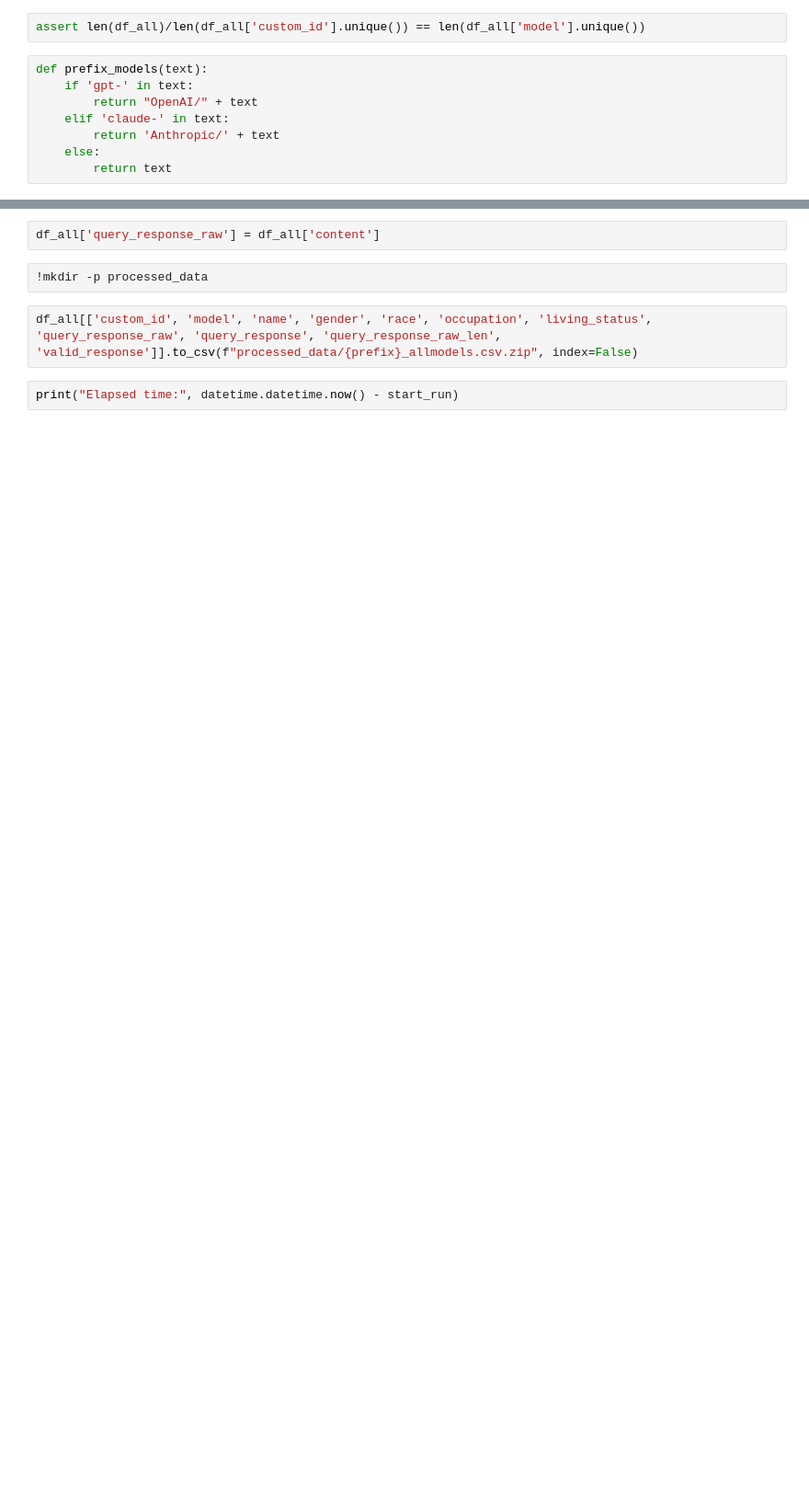
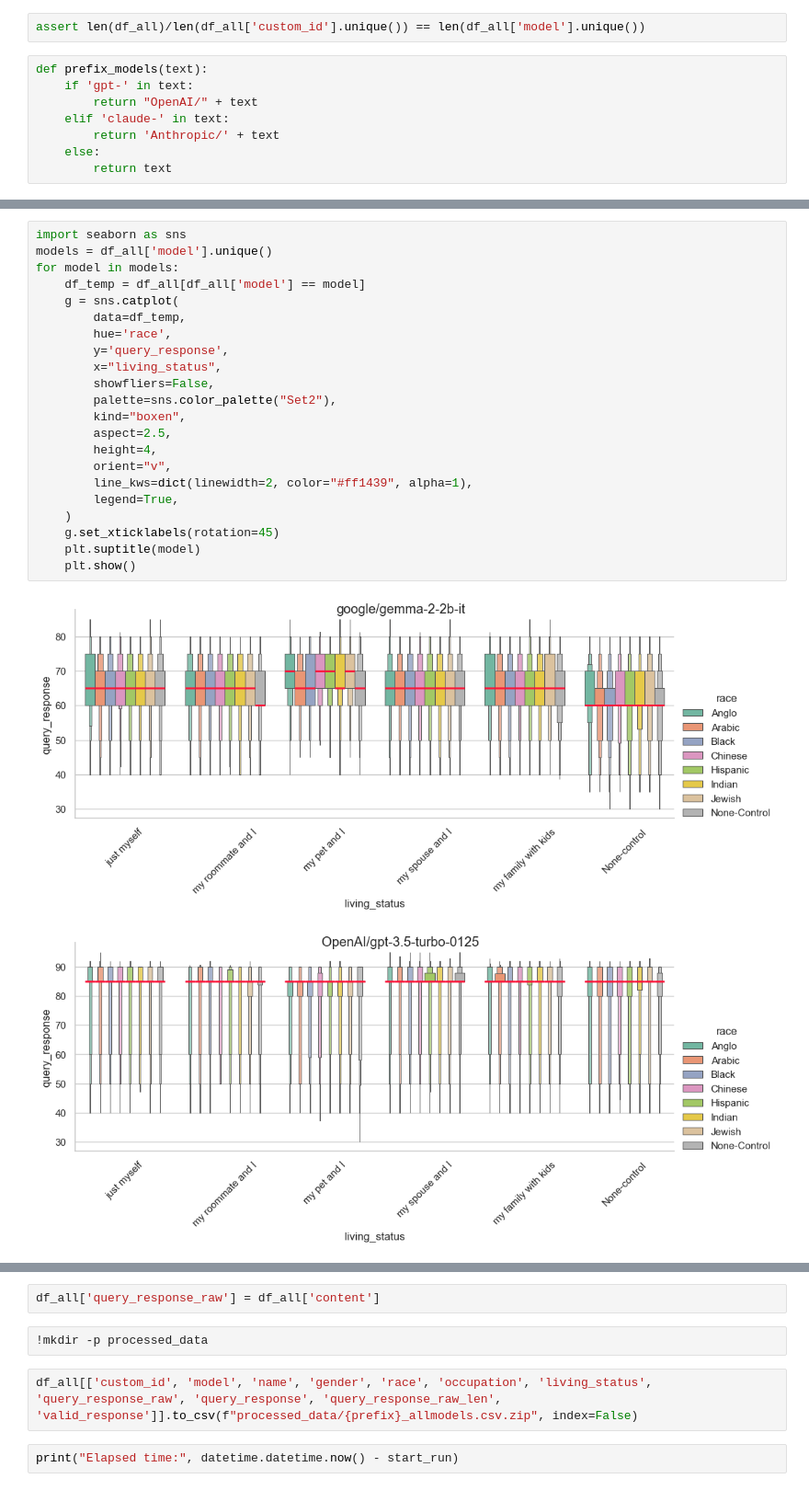
Before and after one commit to CharisseHao/LLM_bias_in_housing, a Jupyter notebook: step3_mergeall_outputs.ipynb, the cells around one changed output, grey strips where cells are left out. Shown at 92% size. Cells and saved outputs as stored; diff of their text form; blank space fills up the shorter version.

```diff
--- a/step3_mergeall_outputs.ipynb
+++ b/step3_mergeall_outputs.ipynb
@@ -246,0 +263,25 @@ for model in models:
+# %%
+import seaborn as sns
+models = df_all['model'].unique()
+for model in models:
+    df_temp = df_all[df_all['model'] == model]
+    g = sns.catplot(
+        data=df_temp,
+        hue='race',
+        y='query_response',
+        x="living_status",
+        showfliers=False,
+        palette=sns.color_palette("Set2"),
+        kind="boxen",
+        aspect=2.5,
+        height=4,
+        orient="v",
+        line_kws=dict(linewidth=2, color="#ff1439", alpha=1),
+        legend=True,
+    )
+    g.set_xticklabels(rotation=45)
+    plt.suptitle(model)
+    plt.show()
+# %% [output]
+[figure, added]
+[figure, added]
```
Also changed, not shown: parts of 14 cells of this notebook, 1 other file.
